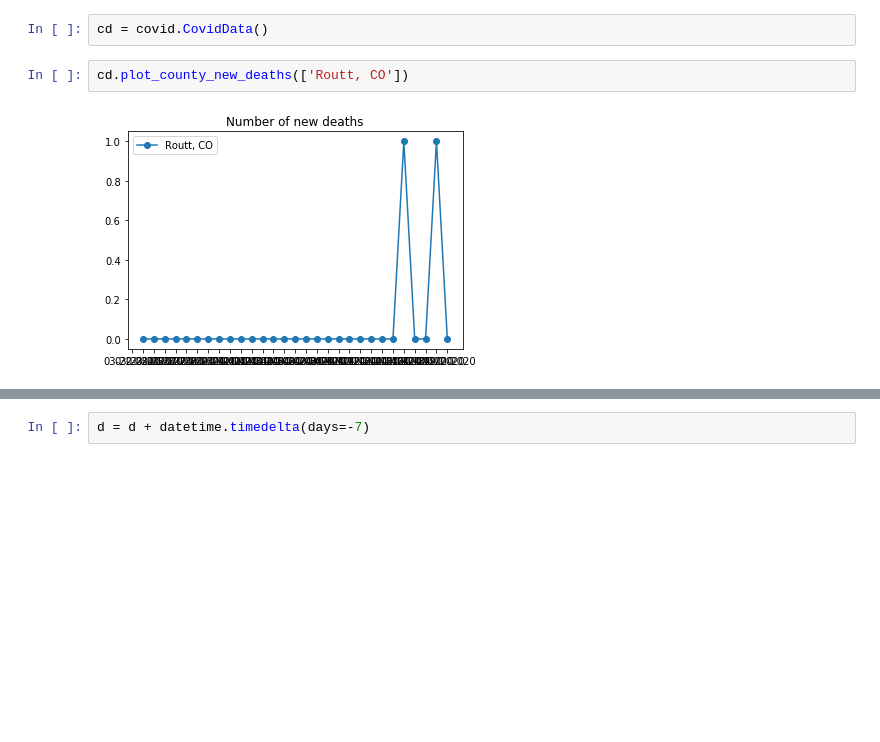
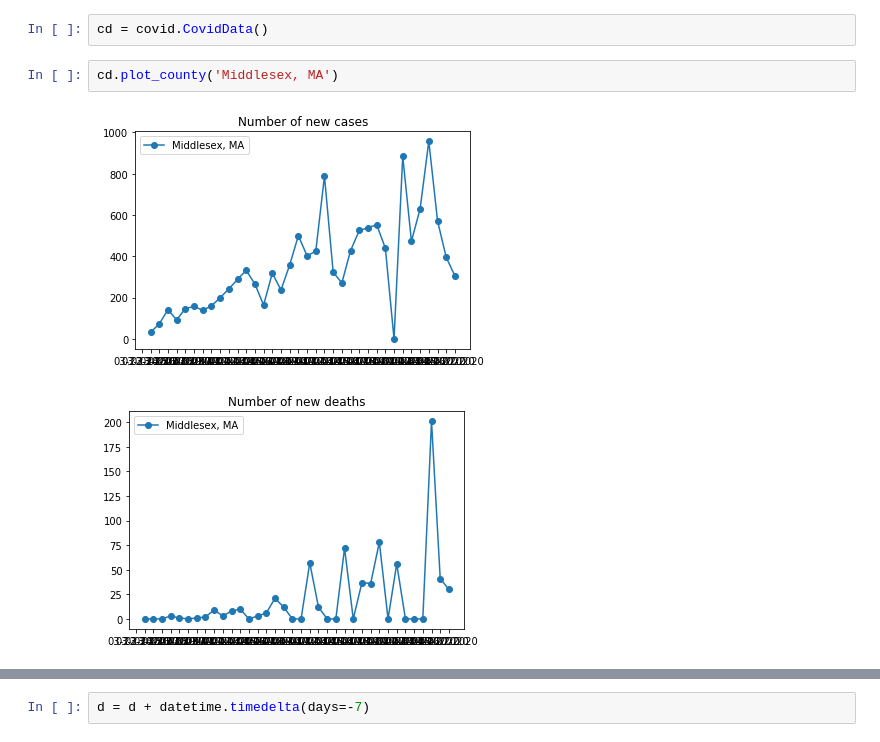
Before and after one commit to nearwalden/covid-compute, a Jupyter notebook: testing2.ipynb, the cells around one changed output, grey strips where cells are left out. Drawn from its saved outputs; the diff is of its cells as text; blank space fills up the shorter version.

```diff
--- a/testing2.ipynb
+++ b/testing2.ipynb
@@ -28,8 +28,9 @@ covid.add_day("~/gitcode/", d)
 b = p.read_csv('~/gitcode/covid-compute/data/state_confirmed.csv')
 # %%
 cd = covid.CovidData()
-# %%
-cd.plot_county_new_deaths(['Routt, CO'])
-# %% [output]
-[figure, removed]
+# %%
+cd.plot_county('Middlesex, MA')
+# %% [output]
+[figure, added]
+[figure, added]
 # %%
```
Also changed, not shown: parts of 11 cells of this notebook, 8 other files.
